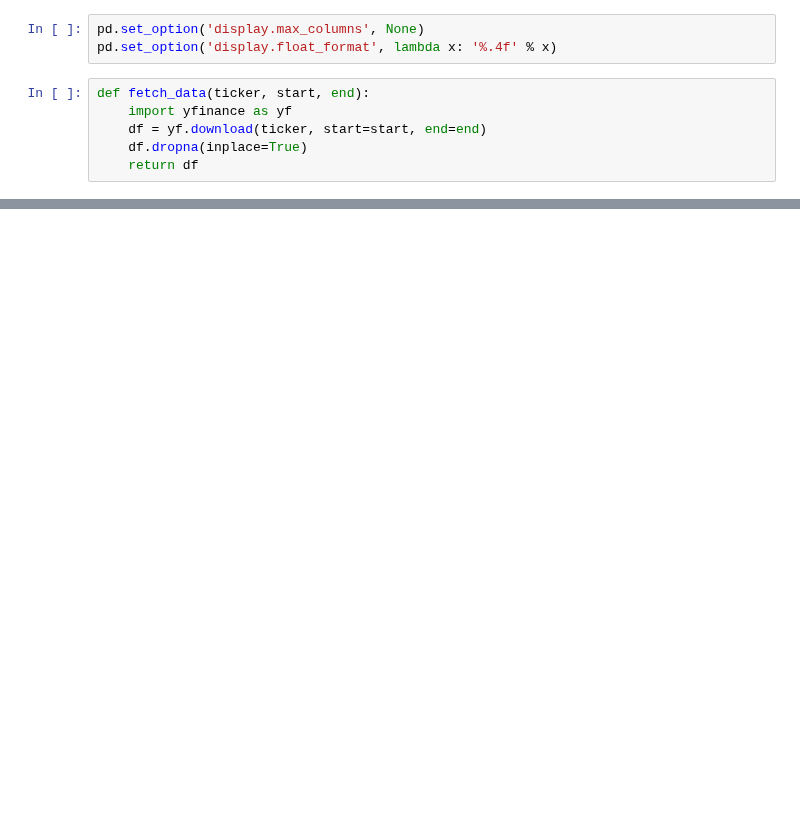
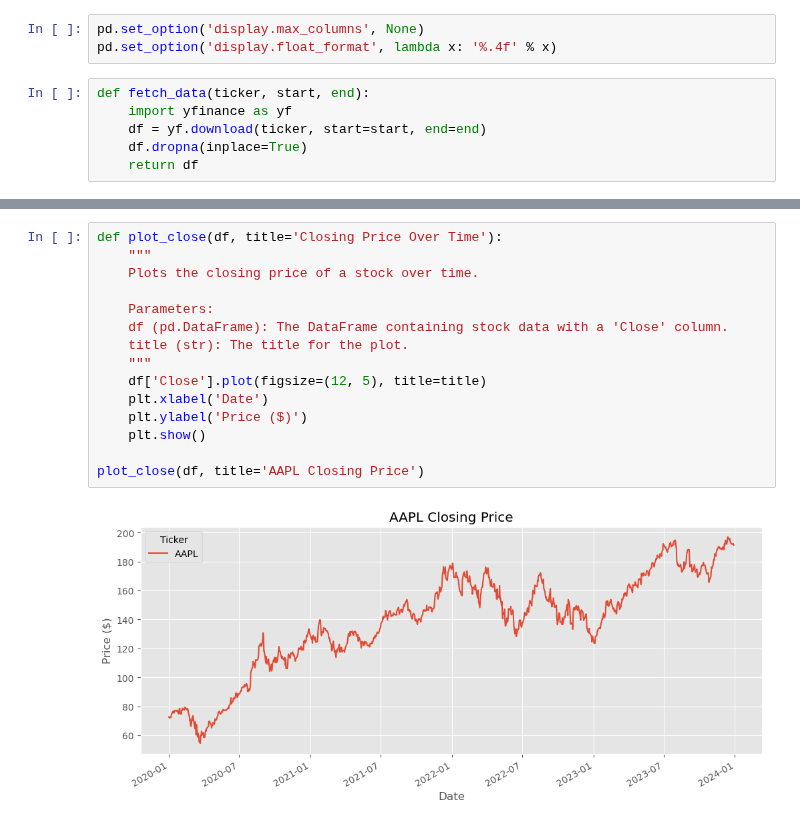
Before and after one commit to vanshdiora21/projects, a Jupyter notebook: pairs_trading_strategy/notebooks/analysis.ipynb, the cells around one changed output, grey strips where cells are left out. Cells and saved outputs as stored; diff of their text form; blank space fills up the shorter version.

```diff
--- a/pairs_trading_strategy/notebooks/analysis.ipynb
+++ b/pairs_trading_strategy/notebooks/analysis.ipynb
@@ -32,0 +61,17 @@ ModuleNotFoundError: No module named 'yfinance'
+# %%
+def plot_close(df, title='Closing Price Over Time'):
+    """
+    Plots the closing price of a stock over time.
+
+    Parameters:
+    df (pd.DataFrame): The DataFrame containing stock data with a 'Close' column.
+    title (str): The title for the plot.
+    """
+    df['Close'].plot(figsize=(12, 5), title=title)
+    plt.xlabel('Date')
+    plt.ylabel('Price ($)')
+    plt.show()
+
+plot_close(df, title='AAPL Closing Price')
+# %% [output]
+[figure, added]
```
Also changed, not shown: parts of 18 cells of this notebook.
